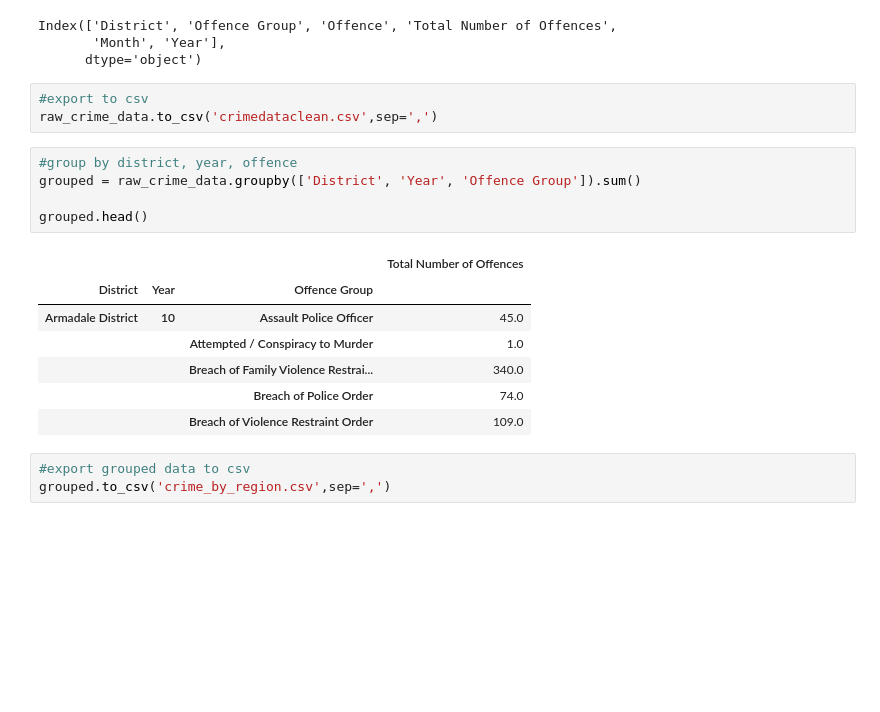
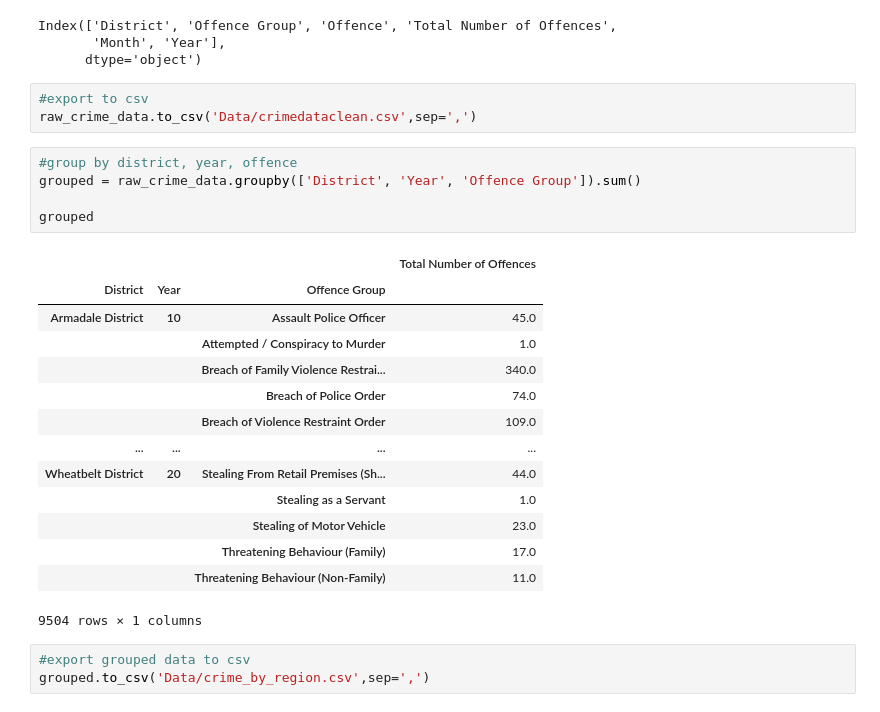
Before and after one commit to natalieddavies/BootcampProject1, a Jupyter notebook: wacrime.ipynb, the cells around one changed output. Drawn from its saved outputs; the diff is of its cells as text; blank space fills up the shorter version.

Commit message:
adding region by district

```diff
--- a/wacrime.ipynb
+++ b/wacrime.ipynb
@@ -135,20 +135,27 @@ Index(['District', 'Offence Group', 'Offence', 'Total Number of Offences',
       dtype='object')
 # %%
 #export to csv
-raw_crime_data.to_csv('crimedataclean.csv',sep=',')
+raw_crime_data.to_csv('Data/crimedataclean.csv',sep=',')
 # %%
 #group by district, year, offence
 grouped = raw_crime_data.groupby(['District', 'Year', 'Offence Group']).sum()
 
-grouped.head()
+grouped
 # %% [output]
 |  |  |  | Total Number of Offences |
 | District | Year | Offence Group |  |
 | Armadale District | 10 | Assault Police Officer | 45.0 |
 |  |  | Attempted / Conspiracy to Murder | 1.0 |
 |  |  | Breach of Family Violence Restrai... | 340.0 |
 |  |  | Breach of Police Order | 74.0 |
 |  |  | Breach of Violence Restraint Order | 109.0 |
+| ... | ... | ... | ... |
+| Wheatbelt District | 20 | Stealing From Retail Premises (Sh... | 44.0 |
+|  |  | Stealing as a Servant | 1.0 |
+|  |  | Stealing of Motor Vehicle | 23.0 |
+|  |  | Threatening Behaviour (Family) | 17.0 |
+|  |  | Threatening Behaviour (Non-Family) | 11.0 |
+9504 rows × 1 columns
 # %%
 #export grouped data to csv
-grouped.to_csv('crime_by_region.csv',sep=',')
+grouped.to_csv('Data/crime_by_region.csv',sep=',')
```
Also changed, not shown: 8 other files.
